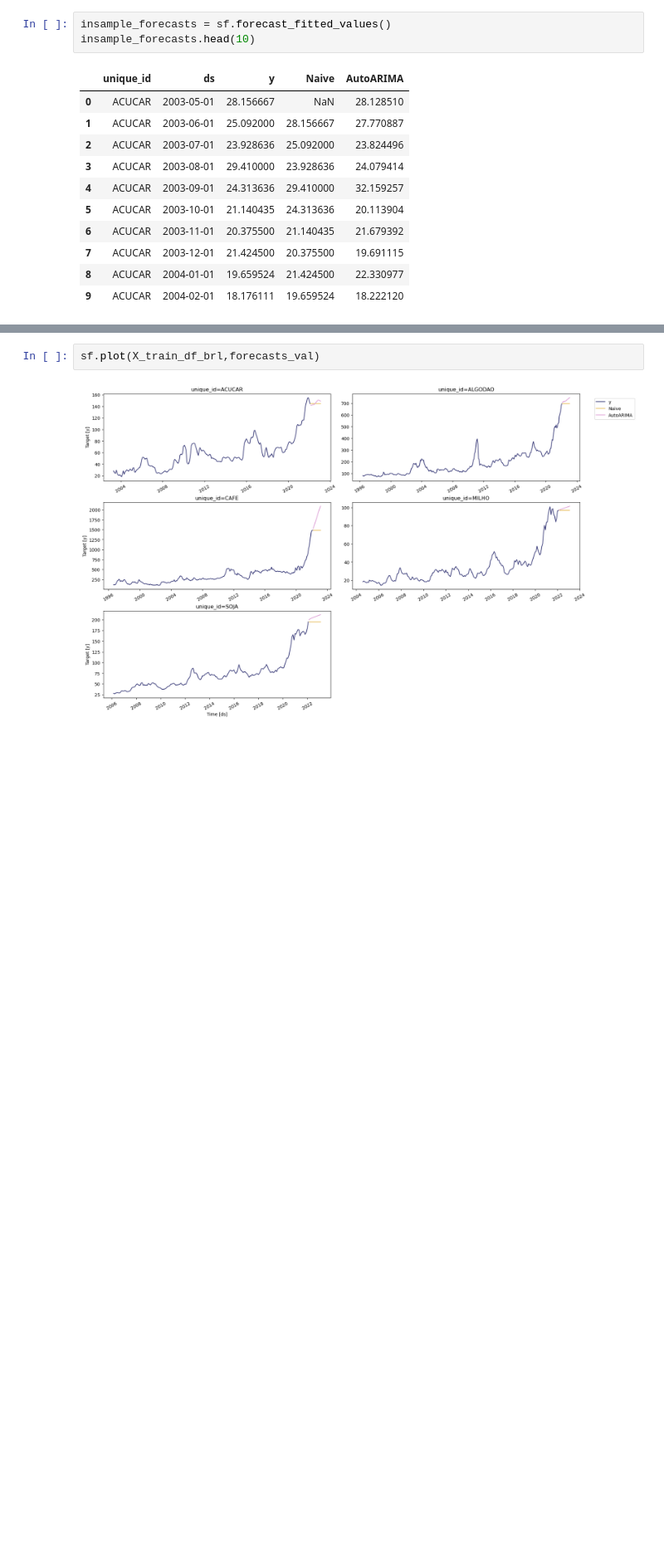
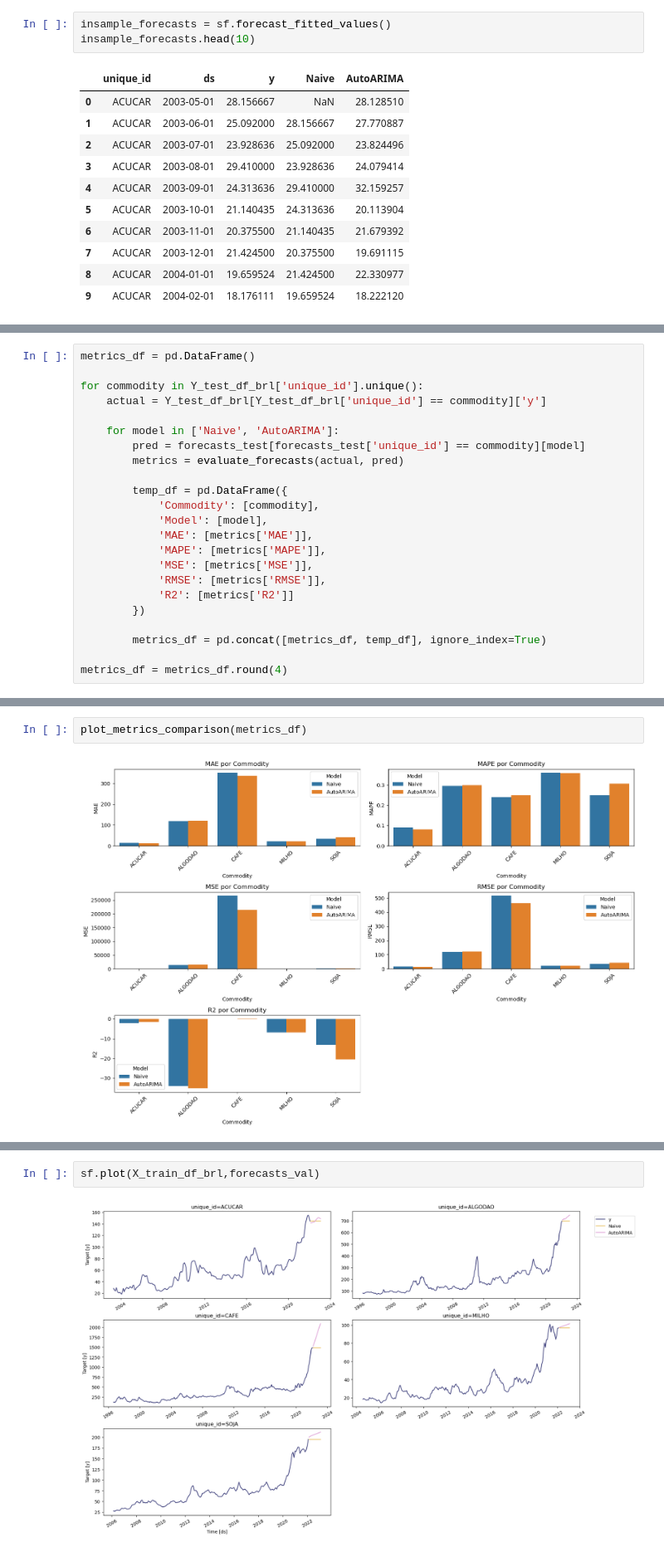
Before and after one commit to MateusVasc/sistemas-multiplos-preditores-commodities, a Jupyter notebook: notebooks/arima_naive_comms_prediction.ipynb, the cells around one changed output, grey strips where cells are left out. Shown at 83% size. Cells and saved outputs as stored; diff of their text form; blank space fills up the shorter version.

Commit message:
feat: adds evaluation metrics

```diff
--- a/notebooks/arima_naive_comms_prediction.ipynb
+++ b/notebooks/arima_naive_comms_prediction.ipynb
@@ -134,0 +84,23 @@ for unique_id in Y_test_df_brl['unique_id'].unique():
+# %%
+metrics_df = pd.DataFrame()
+
+for commodity in Y_test_df_brl['unique_id'].unique():
+    actual = Y_test_df_brl[Y_test_df_brl['unique_id'] == commodity]['y']
+
+    for model in ['Naive', 'AutoARIMA']:
+        pred = forecasts_test[forecasts_test['unique_id'] == commodity][model]
+        metrics = evaluate_forecasts(actual, pred)
+
+        temp_df = pd.DataFrame({
+            'Commodity': [commodity],
+            'Model': [model],
+            'MAE': [metrics['MAE']],
+            'MAPE': [metrics['MAPE']],
+            'MSE': [metrics['MSE']],
+            'RMSE': [metrics['RMSE']],
+            'R2': [metrics['R2']]
+        })
+
+        metrics_df = pd.concat([metrics_df, temp_df], ignore_index=True)
+
+metrics_df = metrics_df.round(4)
@@ -134,0 +132,4 @@ for unique_id in Y_test_df_brl['unique_id'].unique():
+# %%
+plot_metrics_comparison(metrics_df)
+# %% [output]
+[figure, added]
```
Also changed, not shown: parts of 11 cells of this notebook.
